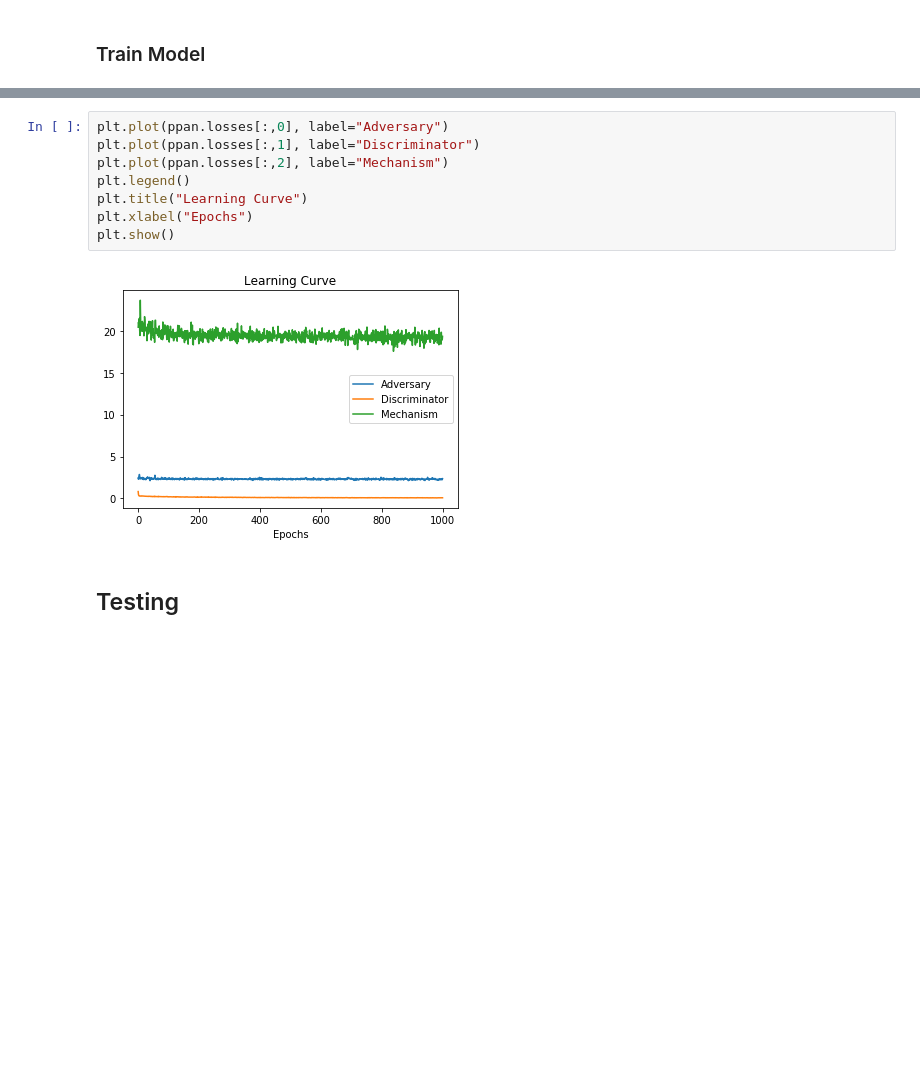
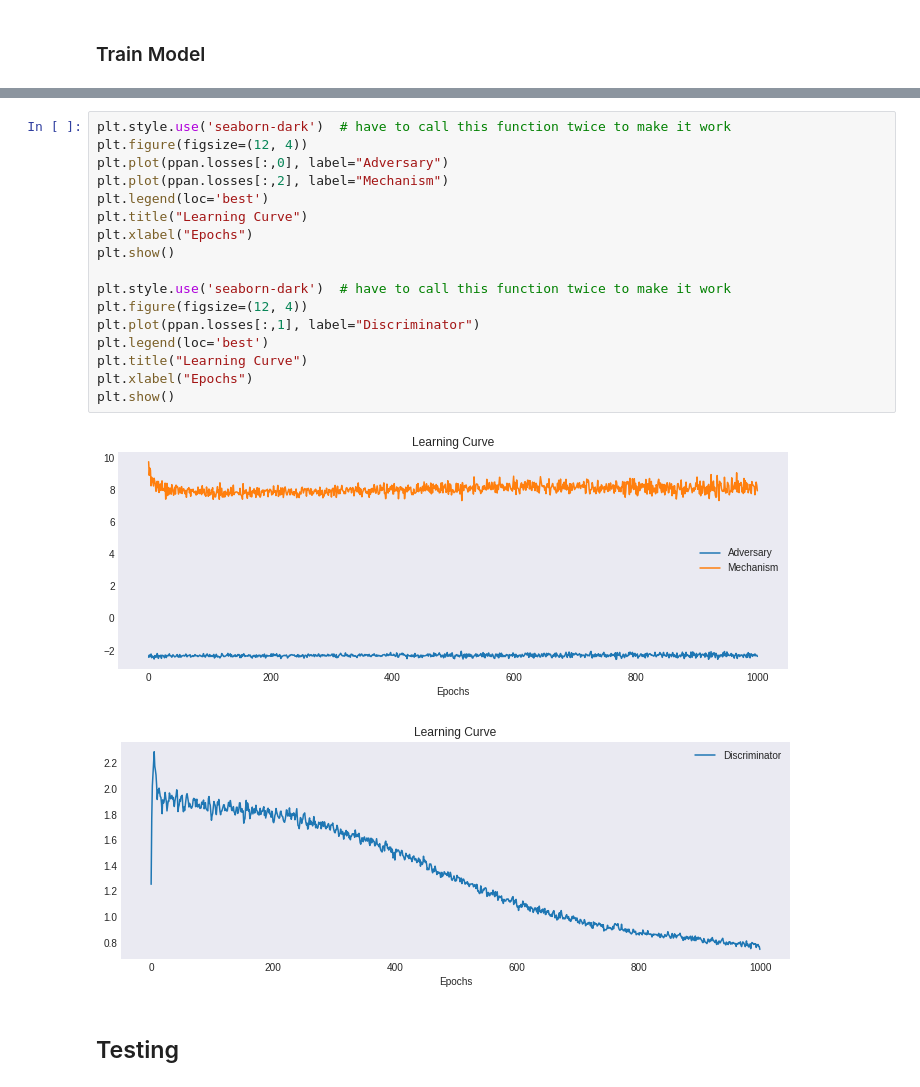
Before and after one commit to SitiBanc/PPAN, a Jupyter notebook: PPAN_MNIST.ipynb, the cells around one changed output, grey strips where cells are left out. Drawn from its saved outputs; the diff is of its cells as text; blank space fills up the shorter version.

```diff
--- a/PPAN_MNIST.ipynb
+++ b/PPAN_MNIST.ipynb
@@ -251,13 +326,23 @@ ppan.train(x_train, Y_train, x_test, Y_test, 1000, 32, save_path="generated/")
-# %%
-plt.plot(ppan.losses[:,0], label="Adversary")
-plt.plot(ppan.losses[:,1], label="Discriminator")
-plt.plot(ppan.losses[:,2], label="Mechanism")
-plt.legend()
-plt.title("Learning Curve")
-plt.xlabel("Epochs")
-plt.show()
-# %% [output]
-[figure, removed]
+# %%
+plt.style.use('seaborn-dark')  # have to call this function twice to make it work
+plt.figure(figsize=(12, 4))
+plt.plot(ppan.losses[:,0], label="Adversary")
+plt.plot(ppan.losses[:,2], label="Mechanism")
+plt.legend(loc='best')
+plt.title("Learning Curve")
+plt.xlabel("Epochs")
+plt.show()
+
+plt.style.use('seaborn-dark')  # have to call this function twice to make it work
+plt.figure(figsize=(12, 4))
+plt.plot(ppan.losses[:,1], label="Discriminator")
+plt.legend(loc='best')
+plt.title("Learning Curve")
+plt.xlabel("Epochs")
+plt.show()
+# %% [output]
+[figure, added]
+[figure, added]
 # %% [markdown]
 ## Testing
 # %%
```
Also changed, not shown: parts of 5 cells of this notebook.
